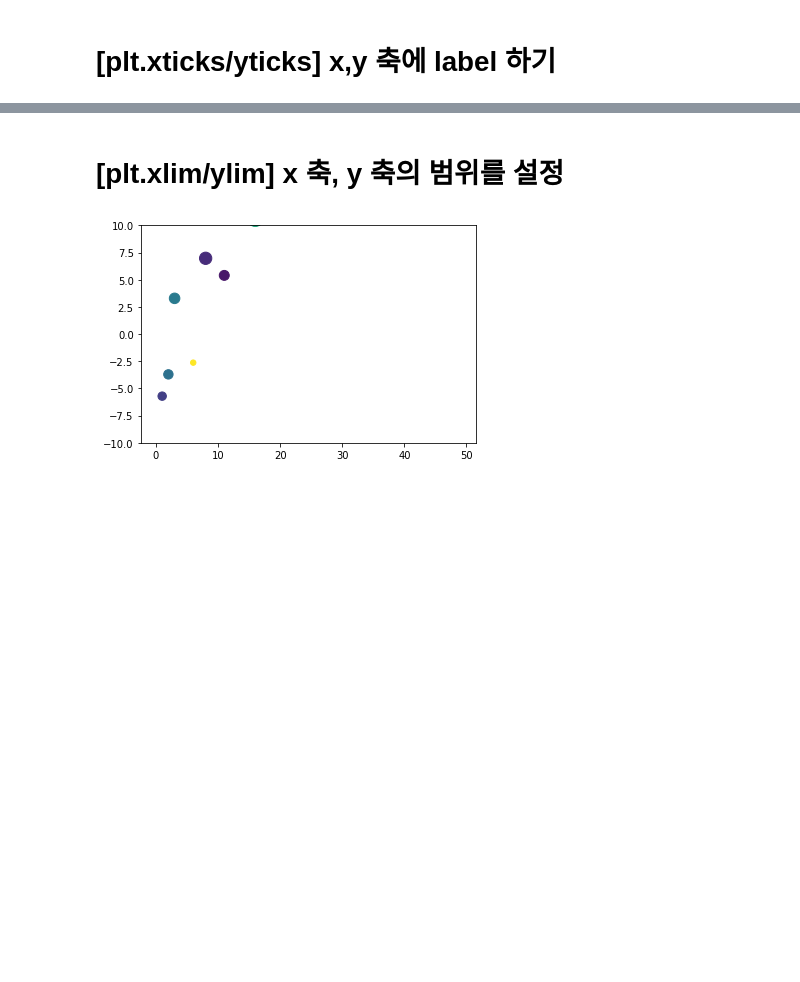
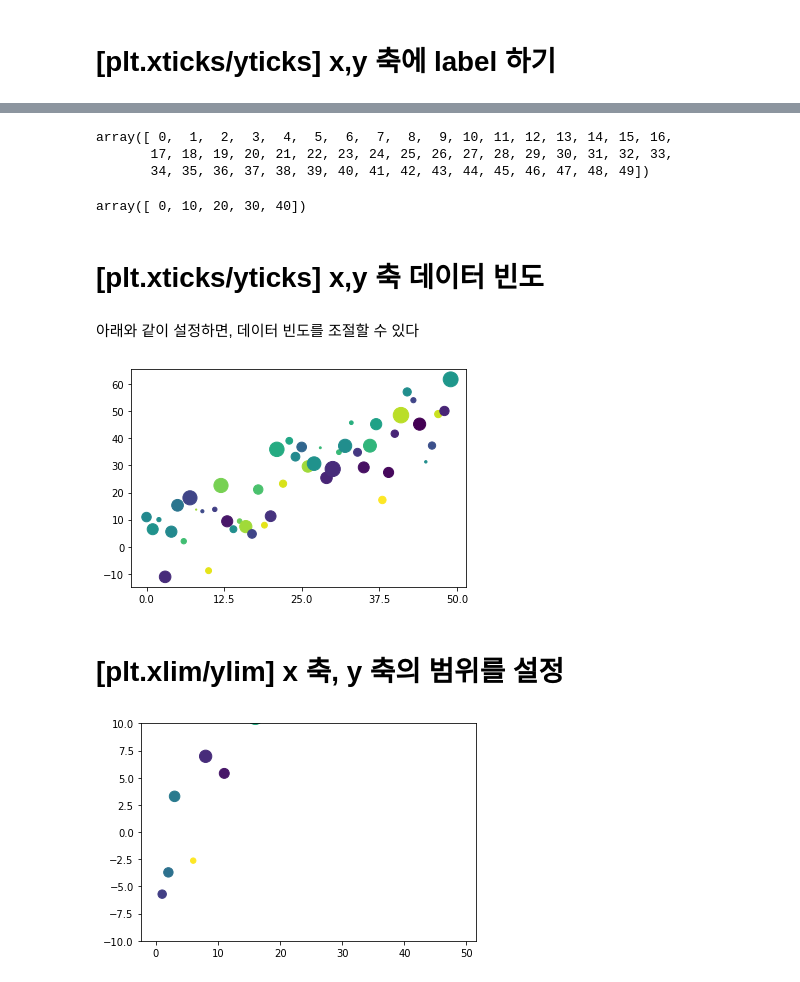
Before and after one commit to hana-dool/Data_Visualization, a Jupyter notebook: Plt_elementary visualize.ipynb, the cells around one changed output, grey strips where cells are left out. Saved outputs shown, nothing was run; the diff lists cells and outputs as text; code cells hidden in the pictures; blank space fills up the shorter version.

```diff
--- a/Plt_elementary visualize.ipynb
+++ b/Plt_elementary visualize.ipynb
@@ -148,3 +171,28 @@ plt.xticks([0,10,20,30,40,50],['Look','Sam','Tom', 'Dick', 'Sue','Go'],rotation=
+# %%
+data['a']
+# %% [output]
+array([ 0,  1,  2,  3,  4,  5,  6,  7,  8,  9, 10, 11, 12, 13, 14, 15, 16,
+       17, 18, 19, 20, 21, 22, 23, 24, 25, 26, 27, 28, 29, 30, 31, 32, 33,
+       34, 35, 36, 37, 38, 39, 40, 41, 42, 43, 44, 45, 46, 47, 48, 49])
+# %%
+np.arange(min(data['a']), max(data['a'])+1,10)
+# %% [output]
+array([ 0, 10, 20, 30, 40])
+# %% [markdown]
+# [plt.xticks/yticks] x,y 축 데이터 빈도
+# %% [markdown]
+아래와 같이 설정하면, 데이터 빈도를 조절할 수 있다
+# %%
+plt.scatter('a', 'b', c='c', s='d', data=data)
+x_range = np.arange(min(data['a']), max(data['a'])+1,10) # 10 차이만큼 나누기
+x_range = np.linspace(min(data['a']), max(data['a'])+1 ,5) # 5개로 나누기
+plt.xticks(x_range) ;
+#plt.xticks(,rotation=60);
+# 앞은 는 어느곳에 label 할 것인지.
+# 뒤는 는 어떤 label 을 매길지
+# rotation 은 회전시키는 정도
+# %% [output]
+[figure, added]
 # %% [markdown]
 # [plt.xlim/ylim] x 축, y 축의 범위를 설정
 # %%
```
Also changed, not shown: parts of 5 cells of this notebook.
